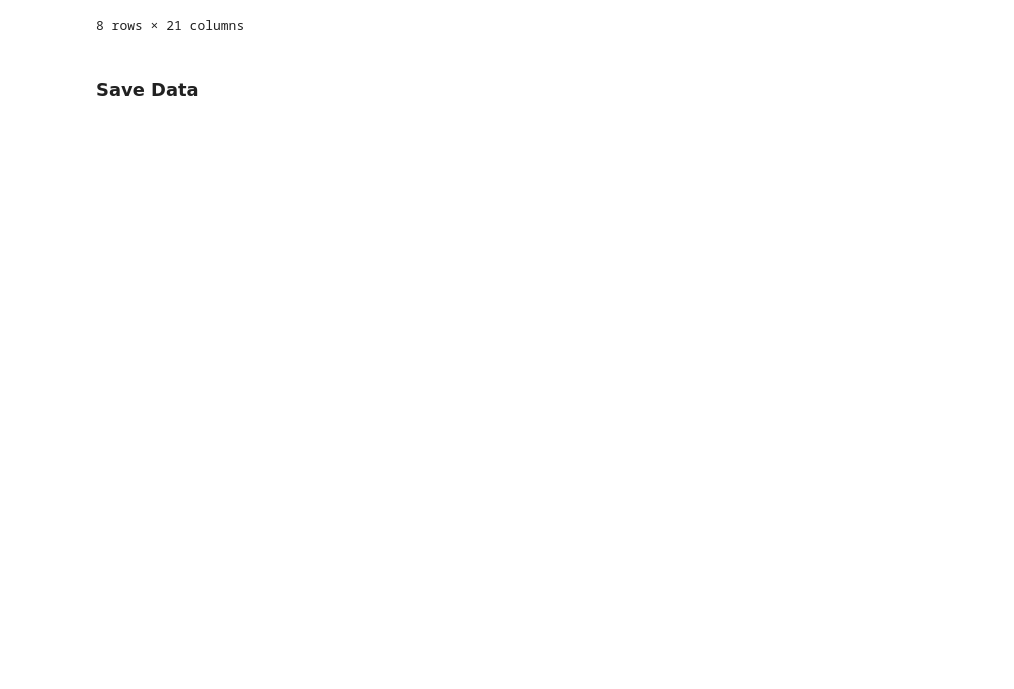
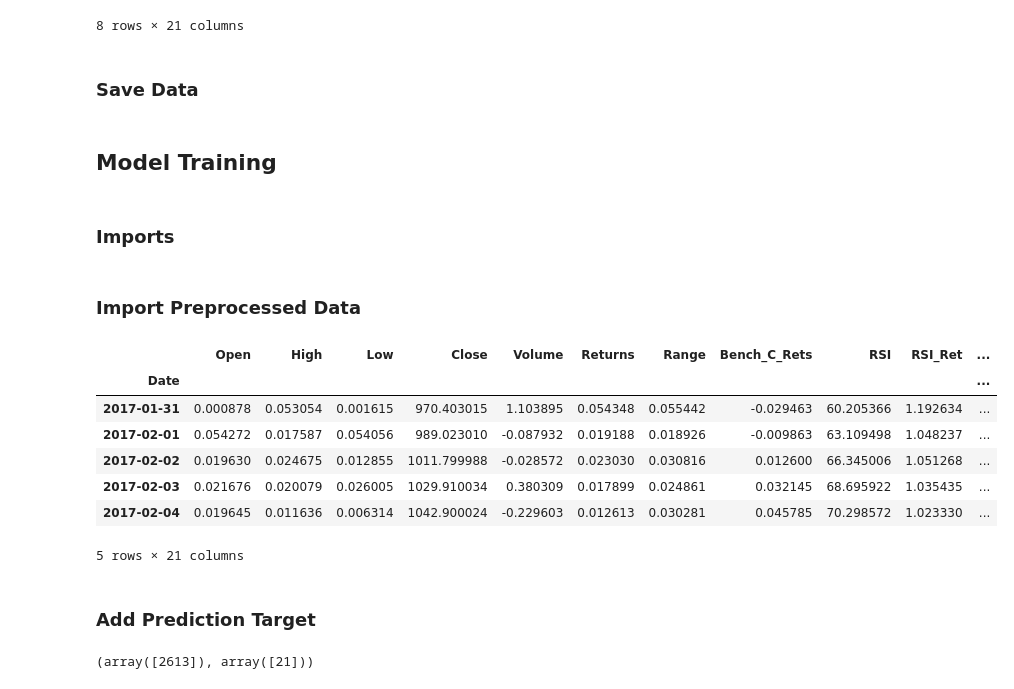
Before and after one commit to dkalenov/ML-Stock-Crypto-Trading, a Jupyter notebook: Data_Preprocessing.ipynb, the cells around one changed output. Saved outputs shown, nothing was run; the diff lists cells and outputs as text; code cells hidden in the pictures; blank space fills up the shorter version.

```diff
--- a/Data_Preprocessing.ipynb
+++ b/Data_Preprocessing.ipynb
@@ -334,3 +338,7 @@ if not os.path.exists('data'):
     os.makedirs('data')
 
 df_fs.to_csv(f"data/{symbol}.csv")
+# %% [markdown]
+## Model Training
+# %% [markdown]
+### Imports
@@ -336,0 +367,2 @@ df_fs.to_csv(f"data/{symbol}.csv")
+# %% [markdown]
+### Import Preprocessed Data
@@ -336,0 +373,17 @@ df_fs.to_csv(f"data/{symbol}.csv")
+# %%
+url = 'https://raw.githubusercontent.com/dkalenov/ML-Trading/2_supervised-learning/BTC-USD.csv'
+
+df = pd.read_csv(url)
+df.set_index("Date", inplace=True)
+df.head()
+# %% [output]
+|  | Open | High | Low | Close | Volume | Returns | Range | Bench_C_Rets | RSI | RSI_Ret | ... |
+| Date |  |  |  |  |  |  |  |  |  |  | ... |
+| 2017-01-31 | 0.000878 | 0.053054 | 0.001615 | 970.403015 | 1.103895 | 0.054348 | 0.055442 | -0.029463 | 60.205366 | 1.192634 | ... |
+| 2017-02-01 | 0.054272 | 0.017587 | 0.054056 | 989.023010 | -0.087932 | 0.019188 | 0.018926 | -0.009863 | 63.109498 | 1.048237 | ... |
+| 2017-02-02 | 0.019630 | 0.024675 | 0.012855 | 1011.799988 | -0.028572 | 0.023030 | 0.030816 | 0.012600 | 66.345006 | 1.051268 | ... |
+| 2017-02-03 | 0.021676 | 0.020079 | 0.026005 | 1029.910034 | 0.380309 | 0.017899 | 0.024861 | 0.032145 | 68.695922 | 1.035435 | ... |
+| 2017-02-04 | 0.019645 | 0.011636 | 0.006314 | 1042.900024 | -0.229603 | 0.012613 | 0.030281 | 0.045785 | 70.298572 | 1.023330 | ... |
+5 rows × 21 columns
+# %% [markdown]
+### Add Prediction Target
@@ -336,0 +394,6 @@ df_fs.to_csv(f"data/{symbol}.csv")
+# %%
+# Check for NaNs
+nan_location = np.where(np.isnan(df))
+nan_location
+# %% [output]
+(array([2613]), array([21]))
```
Also changed, not shown: parts of 25 cells of this notebook.
